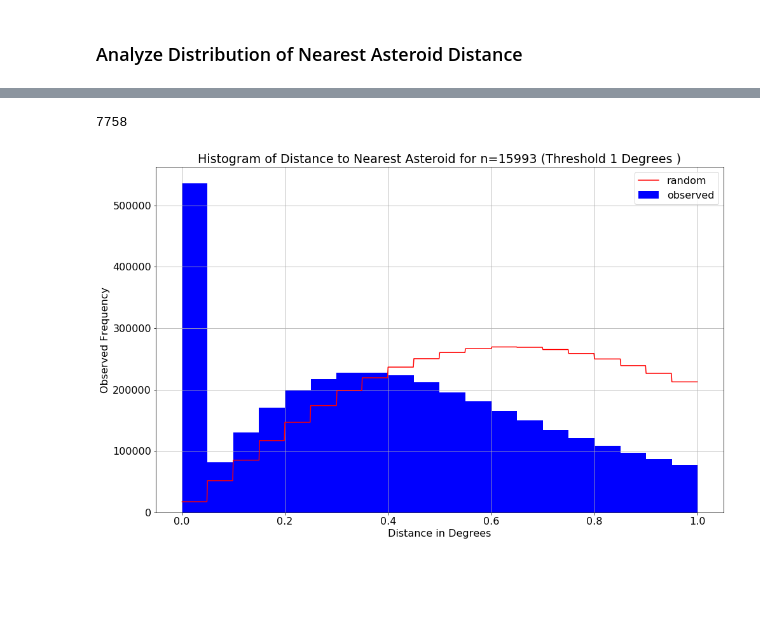
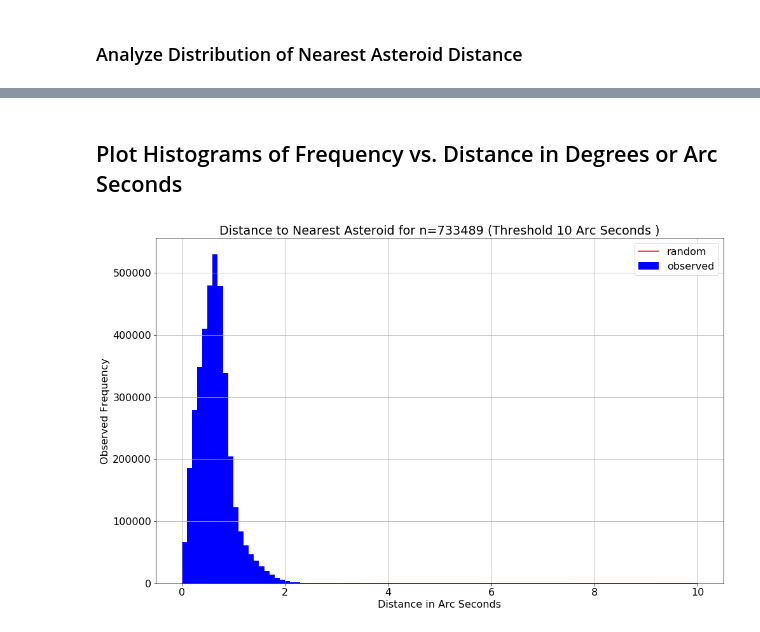
Before and after one commit to memanuel/kepler-sieve, a Jupyter notebook: src/ztf_data.ipynb, the cells around one changed output, grey strips where cells are left out. Saved outputs shown, nothing was run; the diff lists cells and outputs as text; code cells hidden in the pictures; blank space fills up the shorter version.

```diff
--- a/src/ztf_data.ipynb
+++ b/src/ztf_data.ipynb
@@ -238,11 +219,11 @@ close_ast_count = close_by_ast_count.values
-# %%
-np.sum(close_ast_count >= 20)
-# %% [output]
-7758
+# %% [markdown]
+## Plot Histograms of Frequency vs. Distance in Degrees or Arc Seconds
 # %%
-fig, ax = plot_dist(ztf, n=ast_count, thresh_deg=1.0)
+# fig, ax = plot_dist(ztf, n=ast_count, thresh_deg=1.0, bins=100)
-# %% [output]
-[figure, removed]
+# %%
+fig, ax = plot_dist(ztf, n=ast_count, thresh_deg=thresh_ten_sec, bins=100)
+# %% [output]
+[figure, added]
 # %%
 fig, ax = plot_dist(ztf, n=ast_count, thresh_deg=thresh_two_sec, bins=100)
 # %% [output]
```
Also changed, not shown: parts of 25 cells of this notebook, 1 other file.
